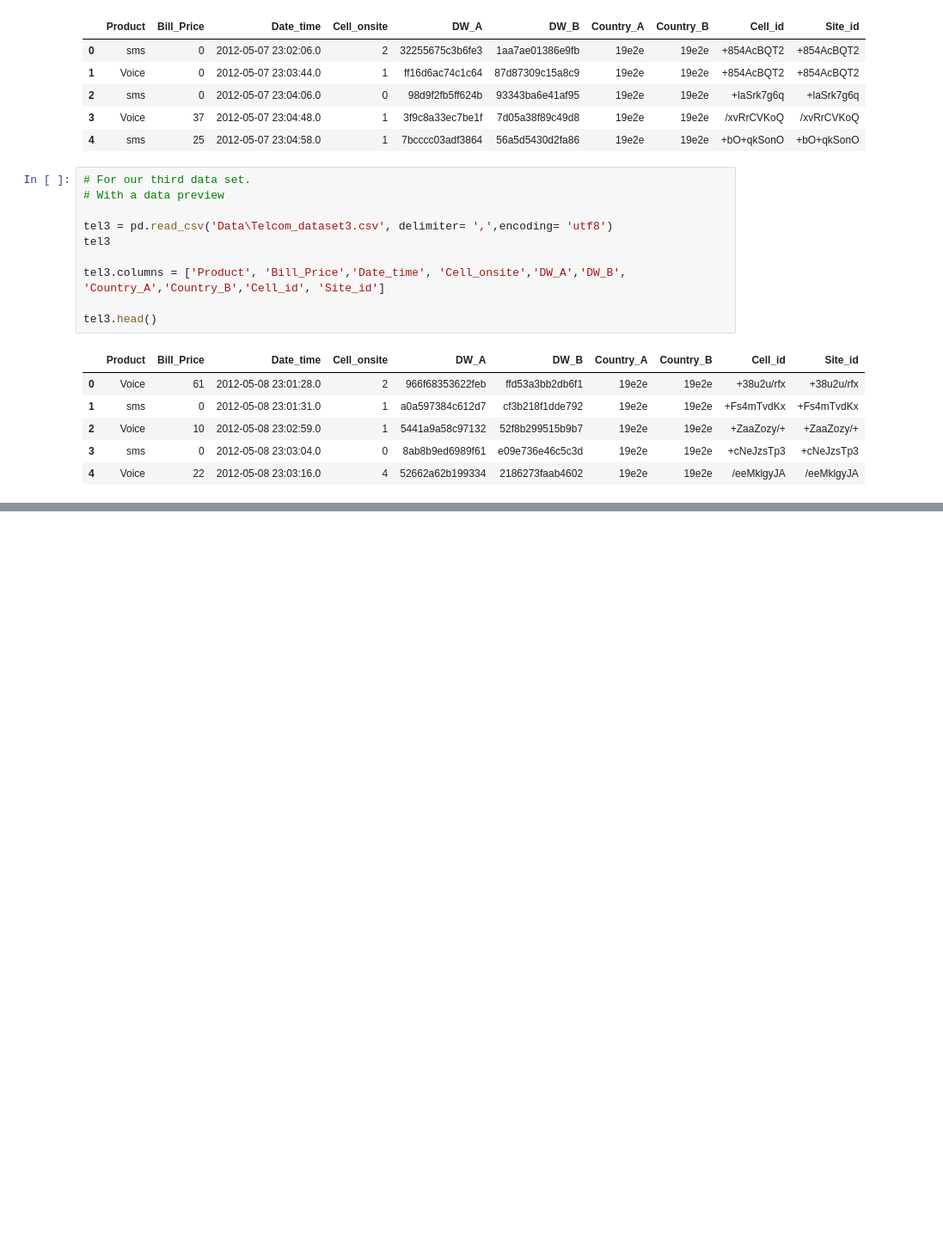
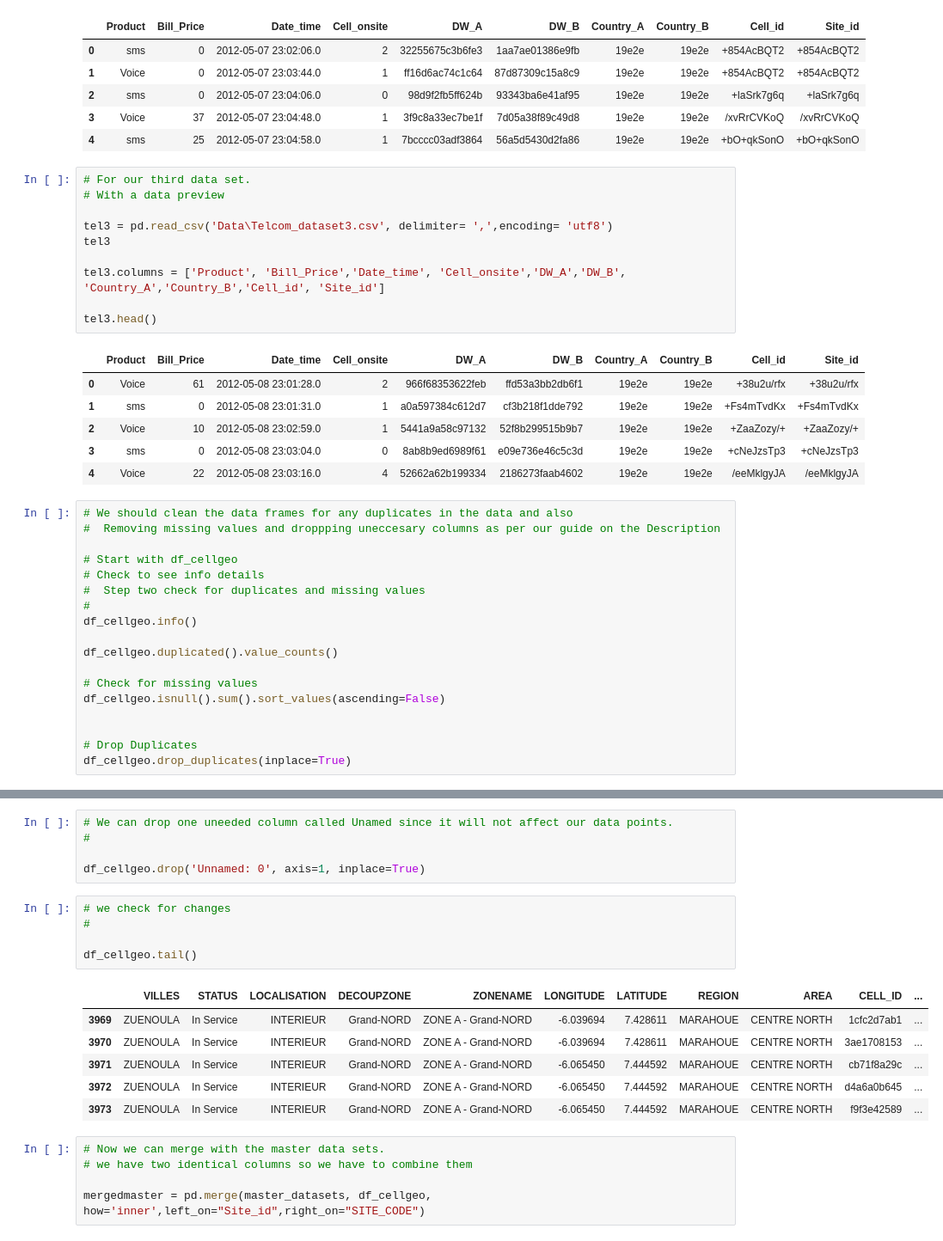
Before and after one commit to Mwaniki25/ProjectUpgrade, a Jupyter notebook: mtn.ipynb, the cells around one changed output, grey strips where cells are left out. Shown at 86% size. Saved outputs shown, nothing was run; the diff lists cells and outputs as text; blank space fills up the shorter version.

```diff
--- a/mtn.ipynb
+++ b/mtn.ipynb
@@ -93,3 +93,21 @@ tel3.head()
 | 2 | Voice | 10 | 2012-05-08 23:02:59.0 | 1 | 5441a9a58c97132 | 52f8b299515b9b7 | 19e2e | 19e2e | +ZaaZozy/+ | +ZaaZozy/+ |
 | 3 | sms | 0 | 2012-05-08 23:03:04.0 | 0 | 8ab8b9ed6989f61 | e09e736e46c5c3d | 19e2e | 19e2e | +cNeJzsTp3 | +cNeJzsTp3 |
 | 4 | Voice | 22 | 2012-05-08 23:03:16.0 | 4 | 52662a62b199334 | 2186273faab4602 | 19e2e | 19e2e | /eeMklgyJA | /eeMklgyJA |
+# %%
+# We should clean the data frames for any duplicates in the data and also
+#  Removing missing values and droppping uneccesary columns as per our guide on the Description
+
+# Start with df_cellgeo
+# Check to see info details
+#  Step two check for duplicates and missing values
+#
+df_cellgeo.info()
+
+df_cellgeo.duplicated().value_counts()
+
+# Check for missing values
+df_cellgeo.isnull().sum().sort_values(ascending=False)
+
+
+# Drop Duplicates
+df_cellgeo.drop_duplicates(inplace=True)
@@ -95,0 +336,22 @@ tel3.head()
+# %%
+# We can drop one uneeded column called Unamed since it will not affect our data points.
+#
+
+df_cellgeo.drop('Unnamed: 0', axis=1, inplace=True)
+# %%
+# we check for changes
+#
+
+df_cellgeo.tail()
+# %% [output]
+|  | VILLES | STATUS | LOCALISATION | DECOUPZONE | ZONENAME | LONGITUDE | LATITUDE | REGION | AREA | CELL_ID | ... |
+| 3969 | ZUENOULA | In Service | INTERIEUR | Grand-NORD | ZONE A - Grand-NORD | -6.039694 | 7.428611 | MARAHOUE | CENTRE NORTH | 1cfc2d7ab1 | ... |
+| 3970 | ZUENOULA | In Service | INTERIEUR | Grand-NORD | ZONE A - Grand-NORD | -6.039694 | 7.428611 | MARAHOUE | CENTRE NORTH | 3ae1708153 | ... |
+| 3971 | ZUENOULA | In Service | INTERIEUR | Grand-NORD | ZONE A - Grand-NORD | -6.065450 | 7.444592 | MARAHOUE | CENTRE NORTH | cb71f8a29c | ... |
+| 3972 | ZUENOULA | In Service | INTERIEUR | Grand-NORD | ZONE A - Grand-NORD | -6.065450 | 7.444592 | MARAHOUE | CENTRE NORTH | d4a6a0b645 | ... |
+| 3973 | ZUENOULA | In Service | INTERIEUR | Grand-NORD | ZONE A - Grand-NORD | -6.065450 | 7.444592 | MARAHOUE | CENTRE NORTH | f9f3e42589 | ... |
+# %%
+# Now we can merge with the master data sets.
+# we have two identical columns so we have to combine them
+
+mergedmaster = pd.merge(master_datasets, df_cellgeo, how='inner',left_on="Site_id",right_on="SITE_CODE")
```
Also changed, not shown: parts of 14 cells of this notebook.
